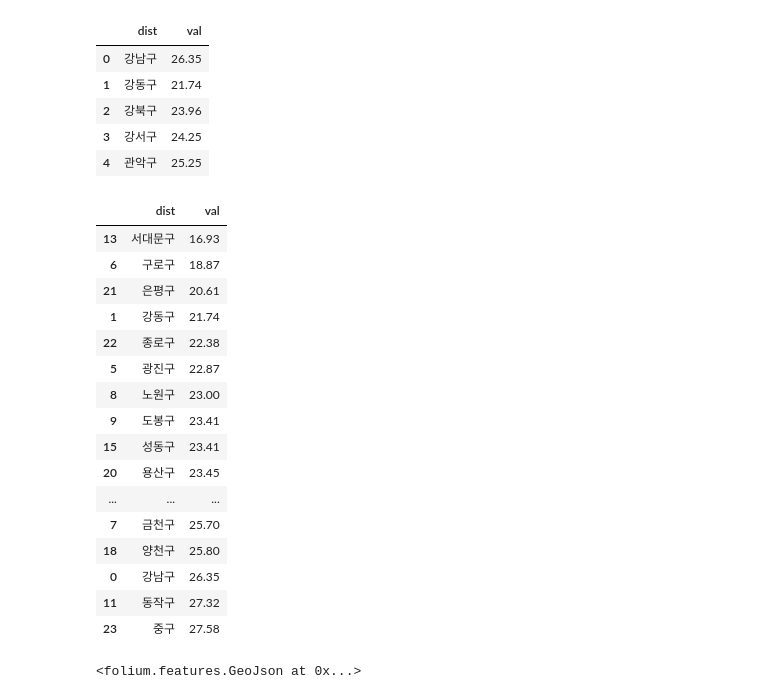
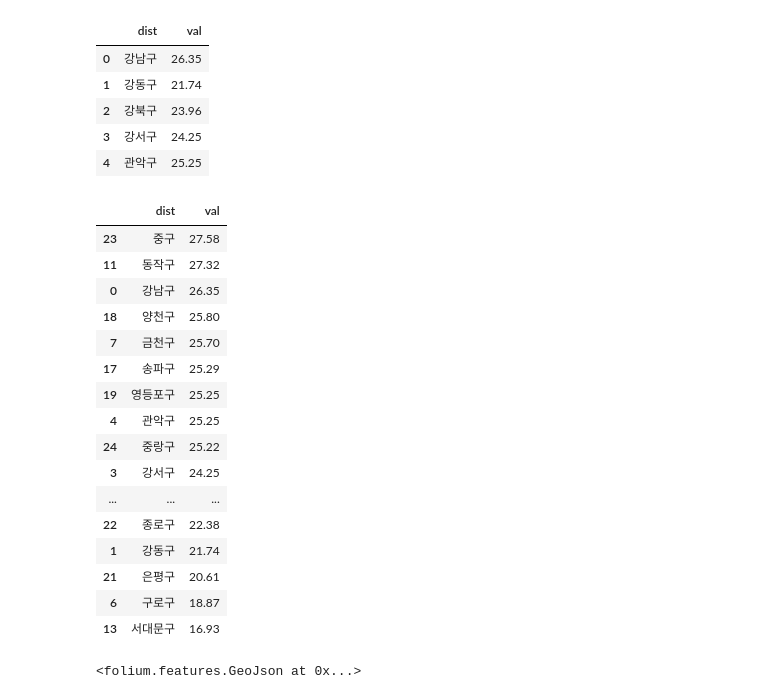
Before and after one commit to iindes/Rsch02, a Jupyter notebook: cormap-GuPM10.ipynb, the cells around one changed output. Saved outputs shown, nothing was run; the diff lists cells and outputs as text; code cells hidden in the pictures.

```diff
--- a/cormap-GuPM10.ipynb
+++ b/cormap-GuPM10.ipynb
@@ -27,25 +27,25 @@ gufile.head()
 | 3 | 강서구 | 24.25 |
 | 4 | 관악구 | 25.25 |
 # %%
-gufile.sort_values(by='val', ascending='False').head(25)
+gufile.sort_values(by='val', ascending=False).head(25)
 # %% [output]
 |  | dist | val |
+| 23 | 중구 | 27.58 |
+| 11 | 동작구 | 27.32 |
+| 0 | 강남구 | 26.35 |
+| 18 | 양천구 | 25.80 |
+| 7 | 금천구 | 25.70 |
+| 17 | 송파구 | 25.29 |
+| 19 | 영등포구 | 25.25 |
+| 4 | 관악구 | 25.25 |
+| 24 | 중랑구 | 25.22 |
+| 3 | 강서구 | 24.25 |
+| ... | ... | ... |
+| 22 | 종로구 | 22.38 |
+| 1 | 강동구 | 21.74 |
+| 21 | 은평구 | 20.61 |
+| 6 | 구로구 | 18.87 |
 | 13 | 서대문구 | 16.93 |
-| 6 | 구로구 | 18.87 |
-| 21 | 은평구 | 20.61 |
-| 1 | 강동구 | 21.74 |
-| 22 | 종로구 | 22.38 |
-| 5 | 광진구 | 22.87 |
-| 8 | 노원구 | 23.00 |
-| 9 | 도봉구 | 23.41 |
-| 15 | 성동구 | 23.41 |
-| 20 | 용산구 | 23.45 |
-| ... | ... | ... |
-| 7 | 금천구 | 25.70 |
-| 18 | 양천구 | 25.80 |
-| 0 | 강남구 | 26.35 |
-| 11 | 동작구 | 27.32 |
-| 23 | 중구 | 27.58 |
 # %%
 seoulmappath  = './files/seoul_sgg.geojson'
 seoulmap = json.load(open(seoulmappath, encoding='utf-8'))
```
Also changed, not shown: 4 other files.
